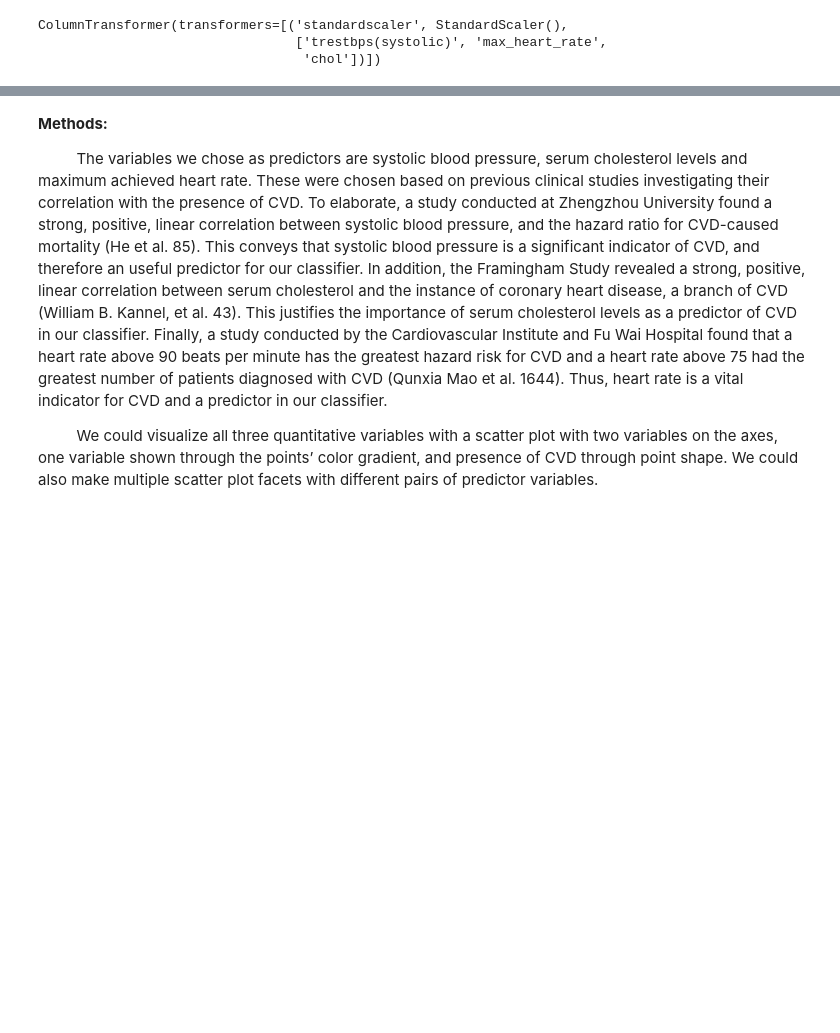
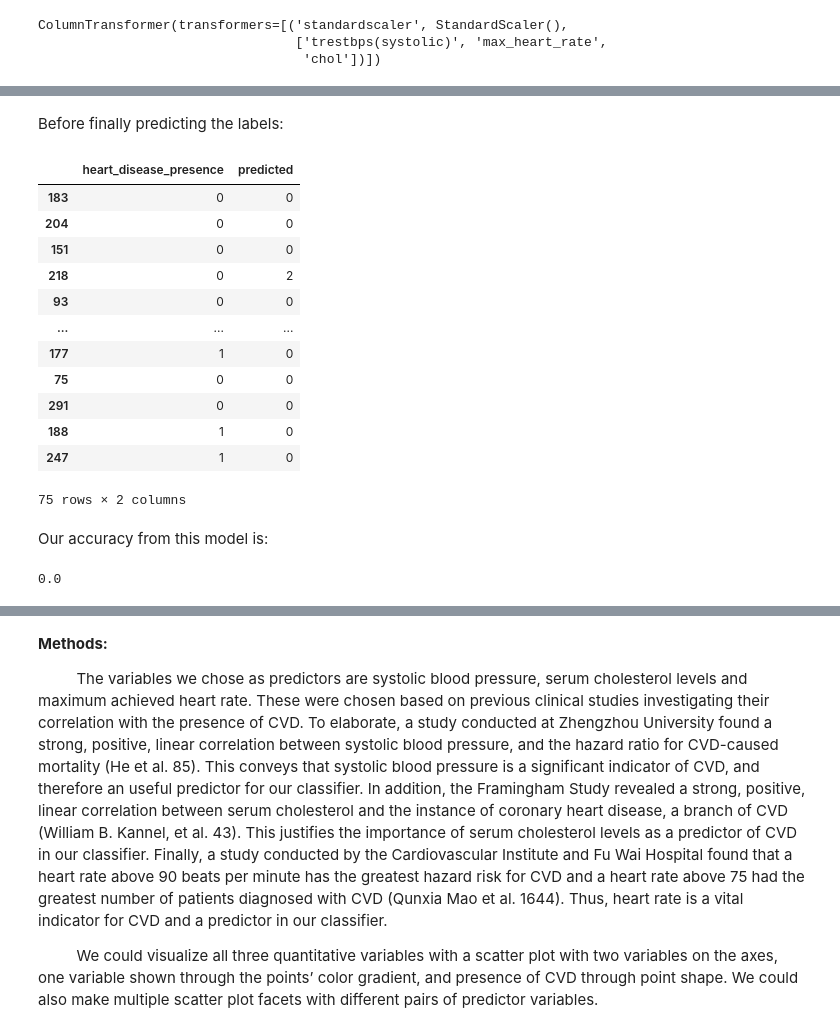
Before and after one commit to cathyleii/AmazingAnts2, a Jupyter notebook: GroupProposal.ipynb, the cells around one changed output, grey strips where cells are left out. Cells and saved outputs as stored; diff of their text form; code cells hidden in the pictures; blank space fills up the shorter version.

Commit message:
added knn classification model

```diff
--- a/GroupProposal.ipynb
+++ b/GroupProposal.ipynb
@@ -366,0 +369,9 @@ ColumnTransformer(transformers=[('standardscaler', StandardScaler(),
+# %%
+knn = KNeighborsClassifier(n_neighbors=13)
+
+X = hd_train.loc[:, ["trestbps(systolic)", "max_heart_rate", "chol"]]
+y = hd_train["heart_disease_presence"]
+
+knn_fit = make_pipeline(hd_preprocessor, knn).fit(X, y)
+
+knn_fit
@@ -366,0 +386,31 @@ ColumnTransformer(transformers=[('standardscaler', StandardScaler(),
+# %% [markdown]
+Before finally predicting the labels:
+# %%
+hd_test_predictions = hd_test.assign(
+    predicted = knn_fit.predict(hd_test.loc[:, ["trestbps(systolic)", "max_heart_rate", "chol"]])
+)
+hd_test_predictions[['heart_disease_presence', 'predicted']]
+# %% [output]
+|  | heart_disease_presence | predicted |
+| 183 | 0 | 0 |
+| 204 | 0 | 0 |
+| 151 | 0 | 0 |
+| 218 | 0 | 2 |
+| 93 | 0 | 0 |
+| ... | ... | ... |
+| 177 | 1 | 0 |
+| 75 | 0 | 0 |
+| 291 | 0 | 0 |
+| 188 | 1 | 0 |
+| 247 | 1 | 0 |
+75 rows × 2 columns
+# %% [markdown]
+Our accuracy from this model is:
+# %%
+hd_acc = knn_fit.score(
+    hd_test.loc[:, ["trestbps(systolic)", "max_heart_rate", "chol"]],
+    hd_test["heart_disease_presence"]
+)
+hd_acc
+# %% [output]
+0.0
```
Also changed, not shown: parts of 5 cells of this notebook.
